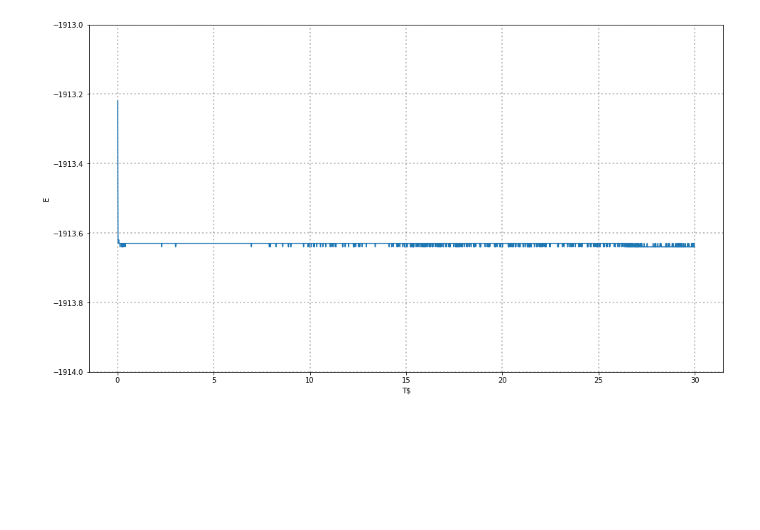
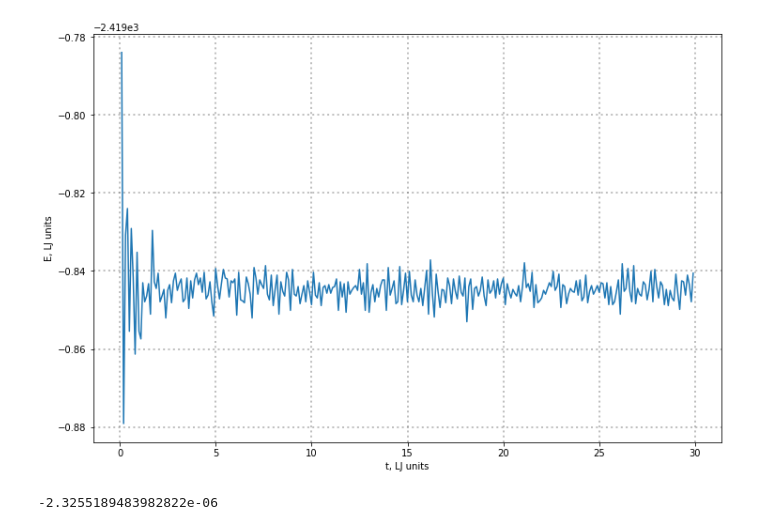
Before and after one commit to Xissand/nbody, a Jupyter notebook: research/eam/report.ipynb, the cells around one changed output. Drawn from its saved outputs; the diff is of its cells as text; code cells hidden in the pictures; blank space fills up the shorter version.

```diff
--- a/research/eam/report.ipynb
+++ b/research/eam/report.ipynb
@@ -8,7 +8,7 @@ import scipy.stats as stats
 from tqdm.notebook import tqdm
 from IPython.display import Image, Video
 # %%
-step = 1e-5;
+step = 1e-3;
 # %%
 energy = pd.read_csv("energy.csv")
 energy
@@ -29,10 +29,15 @@ energy
 # %%
 plt.plot(energy["t"]*step, energy['Total'])
-plt.rcParams['figure.figsize'] = [16, 9]
-plt.ylim(-1914, -1913)
+plt.rcParams['figure.figsize'] = [12, 8]
+#plt.ylim(-2420, -2419.8)
 plt.grid(b=True, color='Grey', alpha=0.5, linestyle=':', linewidth=2)
-plt.xlabel(r"T$")
-plt.ylabel("E")
-plt.show()
+plt.xlabel(r"t, LJ units")
+plt.ylabel("E, LJ units")
+plt.savefig("asdasdas.png")
 # %% [output]
-[figure, old version]
+[figure, new version]
+# %%
+fluct = energy['Total'].std()/energy['Total'].mean()
+fluct
+# %% [output]
+-2.3255189483982822e-06
```
Also changed, not shown: parts of 16 cells of this notebook, 6 other files.
